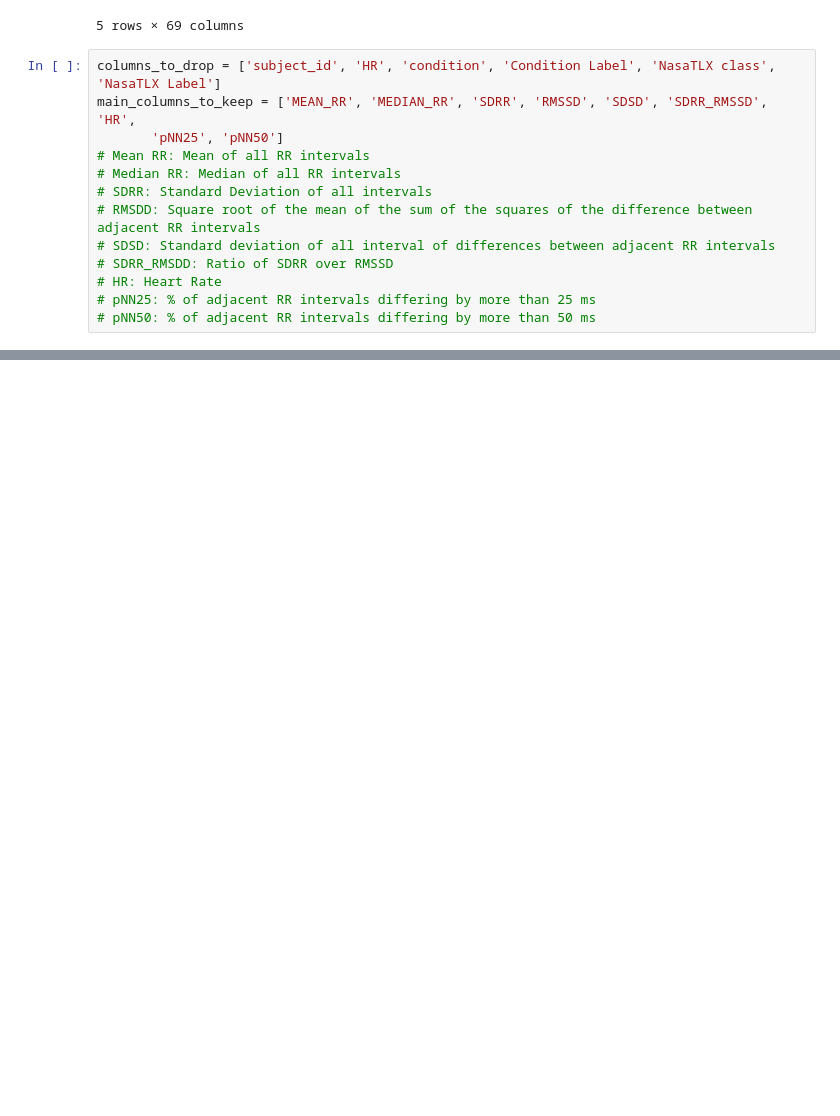
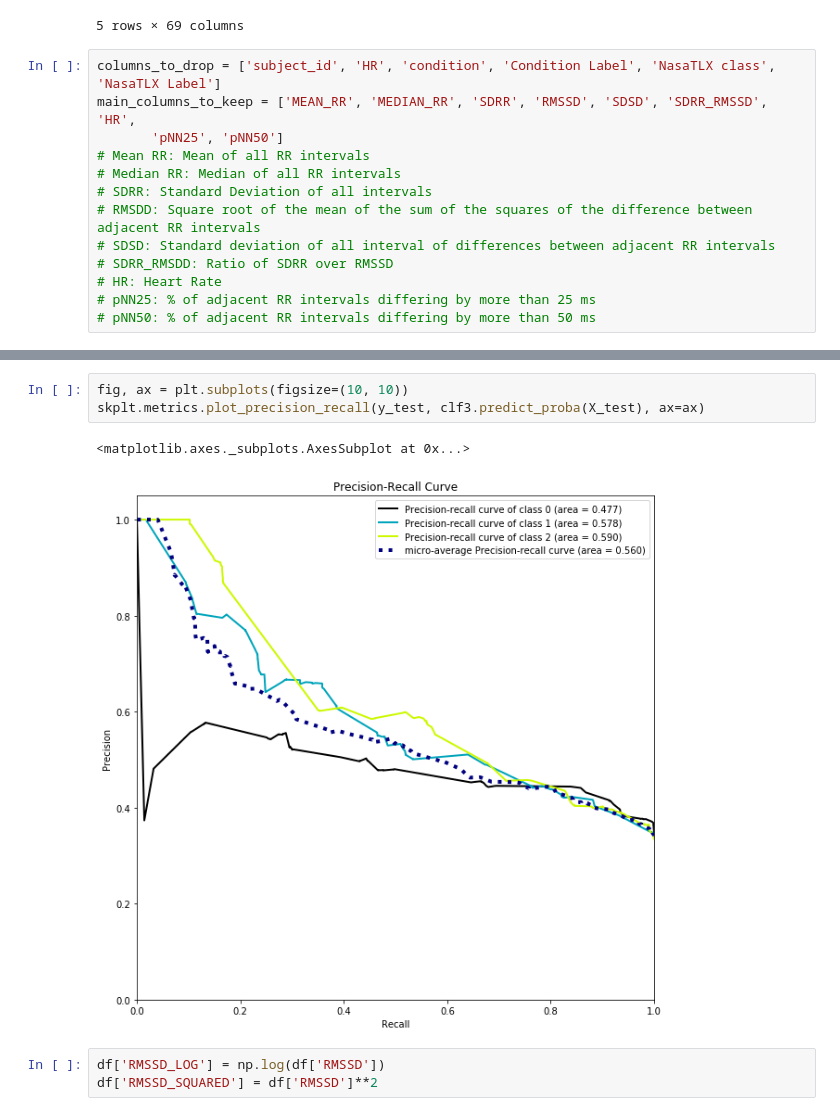
Before and after one commit to SachinGokal/capstone-two, a Jupyter notebook: notebooks/processed.ipynb, the cells around one changed output, grey strips where cells are left out. Cells and saved outputs as stored; diff of their text form; blank space fills up the shorter version.

```diff
--- a/notebooks/processed.ipynb
+++ b/notebooks/processed.ipynb
@@ -519,0 +261,9 @@ sorted(list(zip(cols, calibrated_rf.best_estimator_.feature_importances_)), key=
+# %%
+fig, ax = plt.subplots(figsize=(10, 10))
+skplt.metrics.plot_precision_recall(y_test, clf3.predict_proba(X_test), ax=ax)
+# %% [output]
+<matplotlib.axes._subplots.AxesSubplot at 0x...>
+[figure, added]
+# %%
+df['RMSSD_LOG'] = np.log(df['RMSSD'])
+df['RMSSD_SQUARED'] = df['RMSSD']**2
```
Also changed, not shown: parts of 52 cells of this notebook, 3 other files.
